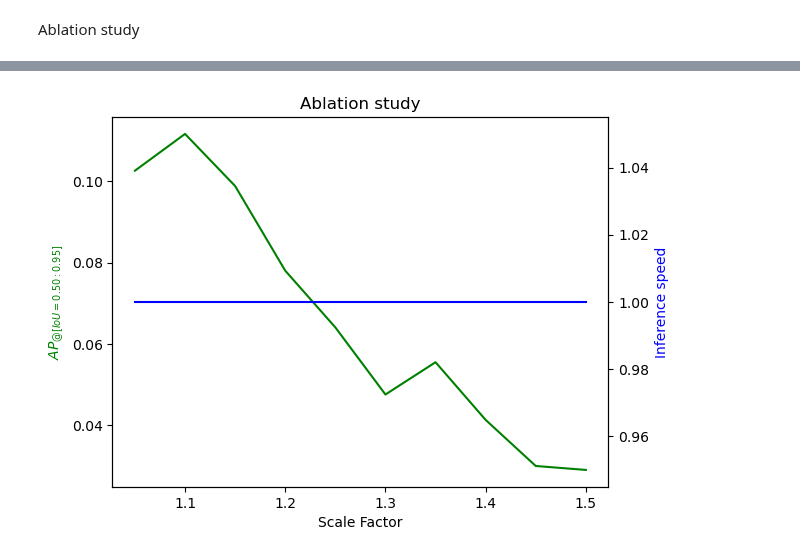
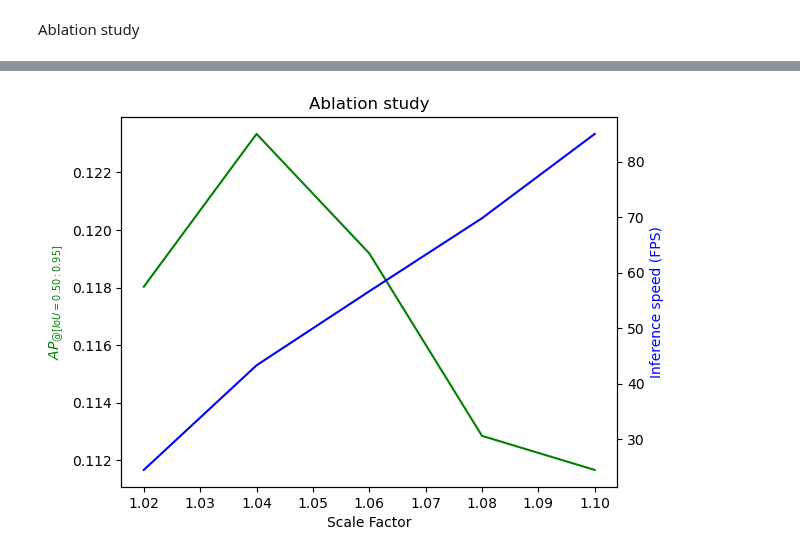
Before and after one commit to 262882/msc_detector_evaluation, a Jupyter notebook: notebook/vj_tune.ipynb, the cells around one changed output, grey strips where cells are left out. Saved outputs shown, nothing was run; the diff lists cells and outputs as text; code cells hidden in the pictures.

Commit message:
Add speed testing

```diff
--- a/notebook/vj_tune.ipynb
+++ b/notebook/vj_tune.ipynb
@@ -86,7 +89,8 @@ Ablation study
 # %%
 %%capture
-scales = np.linspace(1, 1.5, 11)[1:]
+scales = np.linspace(1, 1.1, 6)[1:]
 speed_scores = np.zeros(scales.shape[0])
+speed_lats = np.zeros(scales.shape[0])
 chosen_model = '../models/vj/ballcascade_10_0.35.xml'
 dataset = "../data/coco_validation_sml_01_False_matchdrill/"
 result_dir = "./"
@@ -99,21 +103,21 @@ for i, scale in enumerate(scales):
     with open(result_name, 'r') as input_file:
         result_dict = json.load(input_file)
     speed_scores[i] = result_dict[chosen_model[13:-4]][dataset[8:-1]]['AP_{@[IoU=0.50:0.95]-all}']
-    print(speed_scores)
+    speed_lats[i] = result_dict[chosen_model[13:-4]][dataset[8:-1]]['latency']
 
 os.remove(result_name)
 # %%
 fig, ax1 = plt.subplots()
 plt.title("Ablation study")
 
 ax2 = ax1.twinx()
 ax1.plot(scales, speed_scores, 'g-')
-ax2.plot(scales, np.ones(scales.shape[0]), 'b-')
+ax2.plot(scales, speed_lats, 'b-')
 
 ax1.set_xlabel('Scale Factor')
 ax1.set_ylabel('$' + 'AP_{@[IoU=0.50:0.95]}' + '$', color='g')
-ax2.set_ylabel('Inference speed', color='b')
+ax2.set_ylabel('Inference speed (FPS)', color='b')
 
 plt.show()
 # %% [output]
-[figure, old version]
+[figure, new version]
```
Also changed, not shown: parts of 1 cell of this notebook, 1 other file.
